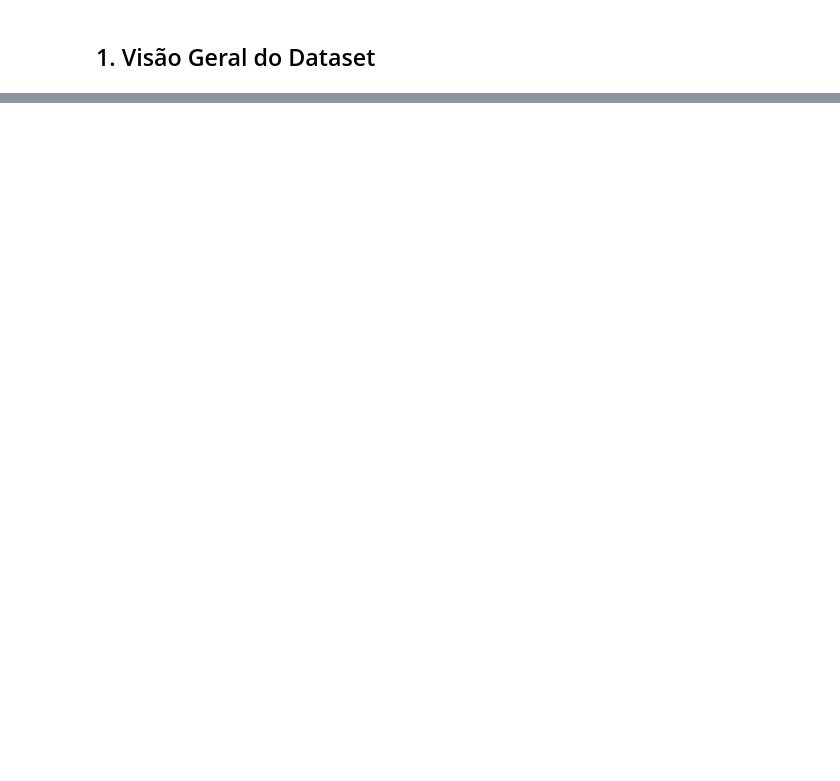
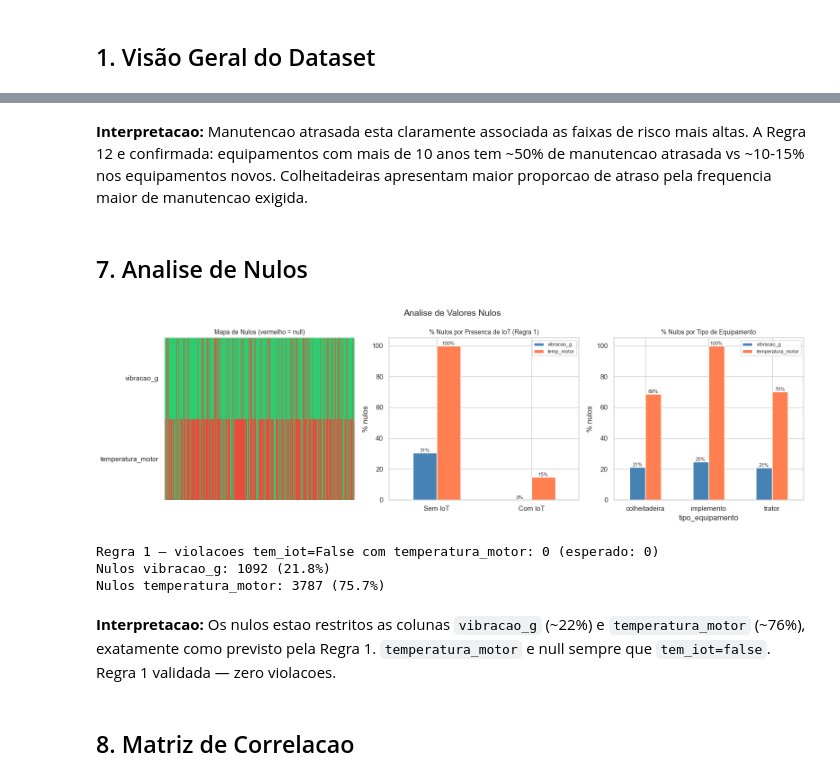
Before and after one commit to Avila237/sompo, a Jupyter notebook: notebooks/01_eda.ipynb, the cells around one changed output, grey strips where cells are left out. Cells and saved outputs as stored; diff of their text form; code cells hidden in the pictures; blank space fills up the shorter version.

```diff
--- a/notebooks/01_eda.ipynb
+++ b/notebooks/01_eda.ipynb
@@ -6,17 +11,19 @@
 # %%
-%matplotlib inline
+import os, sys, json
+import numpy as np
 import pandas as pd
-import numpy as np
 import matplotlib.pyplot as plt
 import matplotlib.patches as mpatches
 import seaborn as sns
+from IPython.display import display as ipy_display
 
-sns.set_theme(style="whitegrid")
-plt.rcParams["figure.figsize"] = (12, 6)
-plt.rcParams["figure.dpi"] = 100
+PROJECT_ROOT = os.path.abspath('..')
+DATA_PATH  = os.path.join(PROJECT_ROOT, 'data', 'dataset_safefield.parquet')
+DATA_DIR   = os.path.join(PROJECT_ROOT, 'data')
 
-CORES_RISCO = {"baixo": "#2ecc71", "medio": "#f39c12", "alto": "#e74c3c"}
+CORES = {'baixo': '#2ecc71', 'medio': '#f39c12', 'alto': '#e74c3c'}
+sns.set_theme(style='whitegrid', palette='muted')
 
-df = pd.read_parquet("../data/dataset_safefield.parquet")
-print(f"Carregado: {df.shape[0]} registros x {df.shape[1]} colunas")
+df = pd.read_parquet(DATA_PATH)
+print(f"Dataset carregado: {df.shape[0]:,} registros x {df.shape[1]} colunas")
 # %% [output]
@@ -426,0 +293,52 @@ df.drop(columns=["lat_bin", "lon_bin"], inplace=True)
+# %% [markdown]
+**Interpretacao:** Manutencao atrasada esta claramente associada as faixas de risco mais altas. A Regra 12 e confirmada: equipamentos com mais de 10 anos tem ~50% de manutencao atrasada vs ~10-15% nos equipamentos novos. Colheitadeiras apresentam maior proporcao de atraso pela frequencia maior de manutencao exigida.
+# %% [markdown]
+## 7. Analise de Nulos
+# %%
+fig, axes = plt.subplots(1, 3, figsize=(16, 5))
+
+nulos = df[['vibracao_g','temperatura_motor']].isnull().astype(int)
+sns.heatmap(nulos.T, ax=axes[0], cmap=['#2ecc71','#e74c3c'],
+    cbar=False, xticklabels=False)
+axes[0].set_title('Mapa de Nulos (vermelho = null)', fontsize=10)
+axes[0].set_yticklabels(['vibracao_g','temperatura_motor'], rotation=0)
+
+null_iot = pd.DataFrame({
+    'vibracao_g': df.groupby('tem_iot')['vibracao_g'].apply(lambda x: x.isnull().mean()*100),
+    'temp_motor': df.groupby('tem_iot')['temperatura_motor'].apply(lambda x: x.isnull().mean()*100),
+})
+null_iot.index = ['Sem IoT','Com IoT']
+null_iot.plot(kind='bar', ax=axes[1], color=['steelblue','coral'], rot=0)
+axes[1].set_title('% Nulos por Presenca de IoT (Regra 1)', fontsize=10)
+axes[1].set_ylabel('% nulos'); axes[1].legend(fontsize=8)
+for container in axes[1].containers:
+    axes[1].bar_label(container, fmt='%.0f%%', fontsize=8)
+
+null_tipo = pd.DataFrame({
+    'vibracao_g': df.groupby('tipo_equipamento')['vibracao_g'].apply(lambda x: x.isnull().mean()*100),
+    'temperatura_motor': df.groupby('tipo_equipamento')['temperatura_motor'].apply(lambda x: x.isnull().mean()*100),
+})
+null_tipo.plot(kind='bar', ax=axes[2], color=['steelblue','coral'], rot=0)
+axes[2].set_title('% Nulos por Tipo de Equipamento', fontsize=10)
+axes[2].set_ylabel('% nulos'); axes[2].legend(fontsize=8)
+for container in axes[2].containers:
+    axes[2].bar_label(container, fmt='%.0f%%', fontsize=8)
+
+plt.suptitle('Analise de Valores Nulos', fontsize=14)
+plt.tight_layout()
+plt.savefig(os.path.join(DATA_DIR, 'eda_06_nulls.png'), dpi=120, bbox_inches='tight')
+ipy_display(plt.gcf()); plt.close('all')
+
+violacoes = df[(df['tem_iot']==False) & df['temperatura_motor'].notna()]
+print(f"Regra 1 — violacoes tem_iot=False com temperatura_motor: {len(violacoes)} (esperado: 0)")
+print(f"Nulos vibracao_g: {df['vibracao_g'].isnull().sum()} ({df['vibracao_g'].isnull().mean()*100:.1f}%)")
+print(f"Nulos temperatura_motor: {df['temperatura_motor'].isnull().sum()} ({df['temperatura_motor'].isnull().mean()*100:.1f}%)")
+# %% [output]
+[figure, added]
+Regra 1 — violacoes tem_iot=False com temperatura_motor: 0 (esperado: 0)
+Nulos vibracao_g: 1092 (21.8%)
+Nulos temperatura_motor: 3787 (75.7%)
+# %% [markdown]
+**Interpretacao:** Os nulos estao restritos as colunas `vibracao_g` (~22%) e `temperatura_motor` (~76%), exatamente como previsto pela Regra 1. `temperatura_motor` e null sempre que `tem_iot=false`. Regra 1 validada — zero violacoes.
+# %% [markdown]
+## 8. Matriz de Correlacao
```
Also changed, not shown: parts of 66 cells of this notebook, 11 other files.
